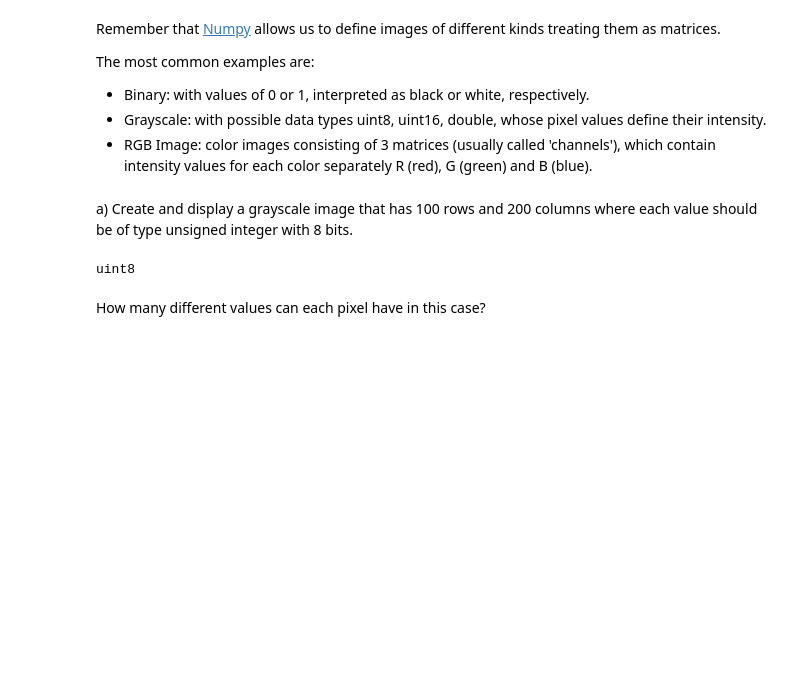
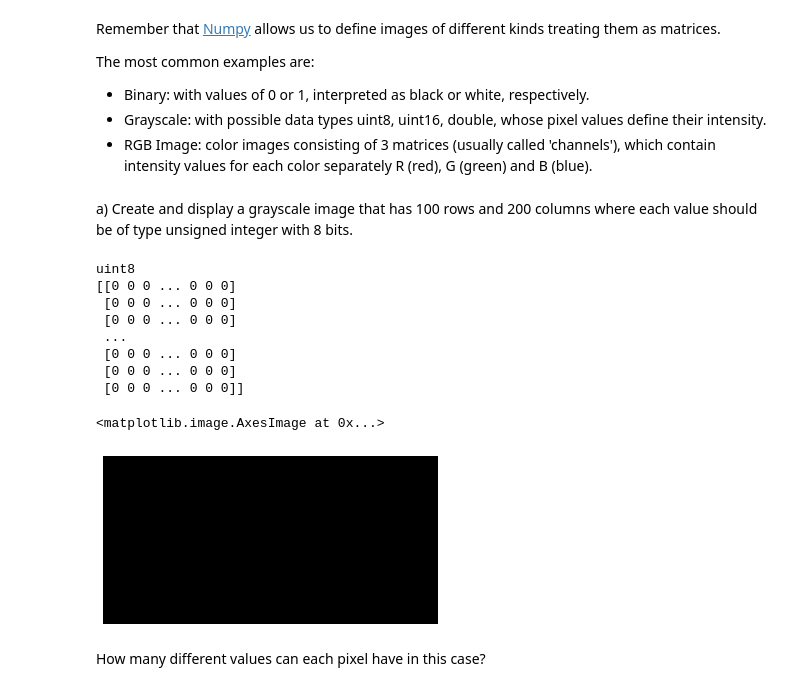
Before and after one commit to Zhipeng139/Computer-Vison_UB_P1, a Jupyter notebook: p1_2022_23.ipynb, the cells around one changed output. Drawn from its saved outputs; the diff is of its cells as text; code cells hidden in the pictures; blank space fills up the shorter version.

```diff
--- a/p1_2022_23.ipynb
+++ b/p1_2022_23.ipynb
@@ -65,9 +65,21 @@ a) Create and display a grayscale image that has 100 rows and 200 columns where
 # %%
 #Your solution
 img_a = np.zeros((100, 200),dtype=np.uint8)
 print(img_a.dtype)
+print(img_a)
+plt.axis('off')
+plt.imshow(img_a,cmap='gray')
 # %% [output]
 uint8
+[[0 0 0 ... 0 0 0]
+ [0 0 0 ... 0 0 0]
+ [0 0 0 ... 0 0 0]
+ ...
+ [0 0 0 ... 0 0 0]
+ [0 0 0 ... 0 0 0]
+ [0 0 0 ... 0 0 0]]
+<matplotlib.image.AxesImage at 0x...>
+[figure, added]
 # %% [markdown]
 How many different values can each pixel have in this case?
 # %%
```
Also changed, not shown: parts of 4 cells of this notebook, 1 other file.
